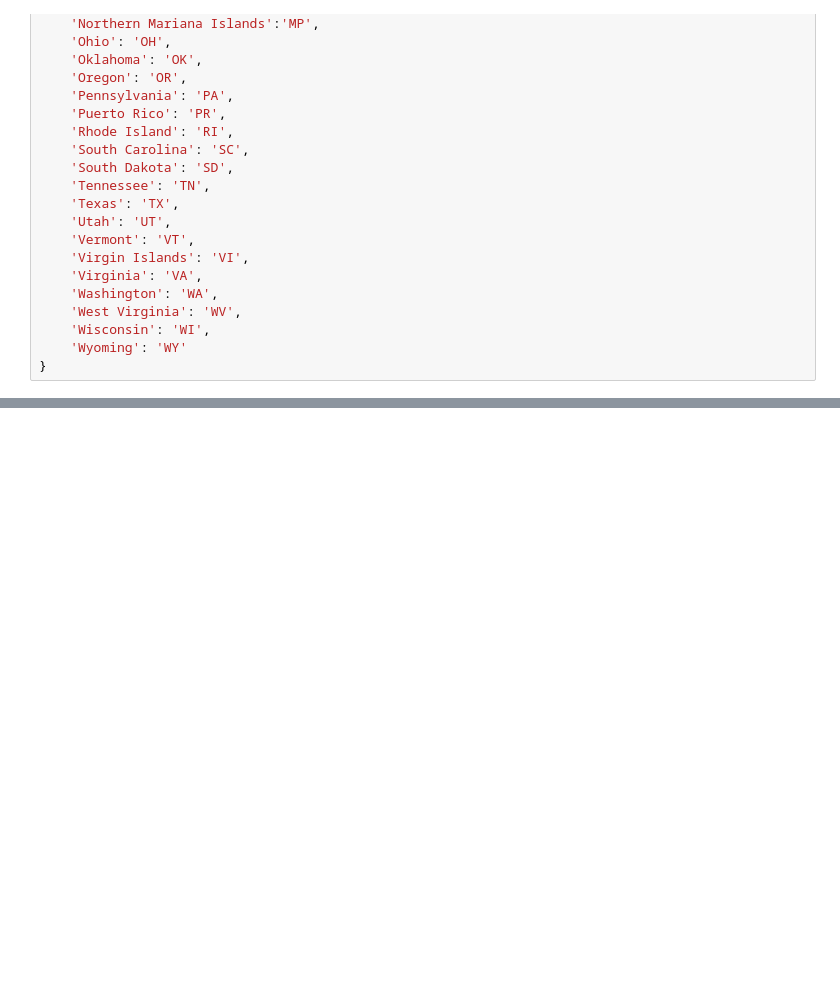
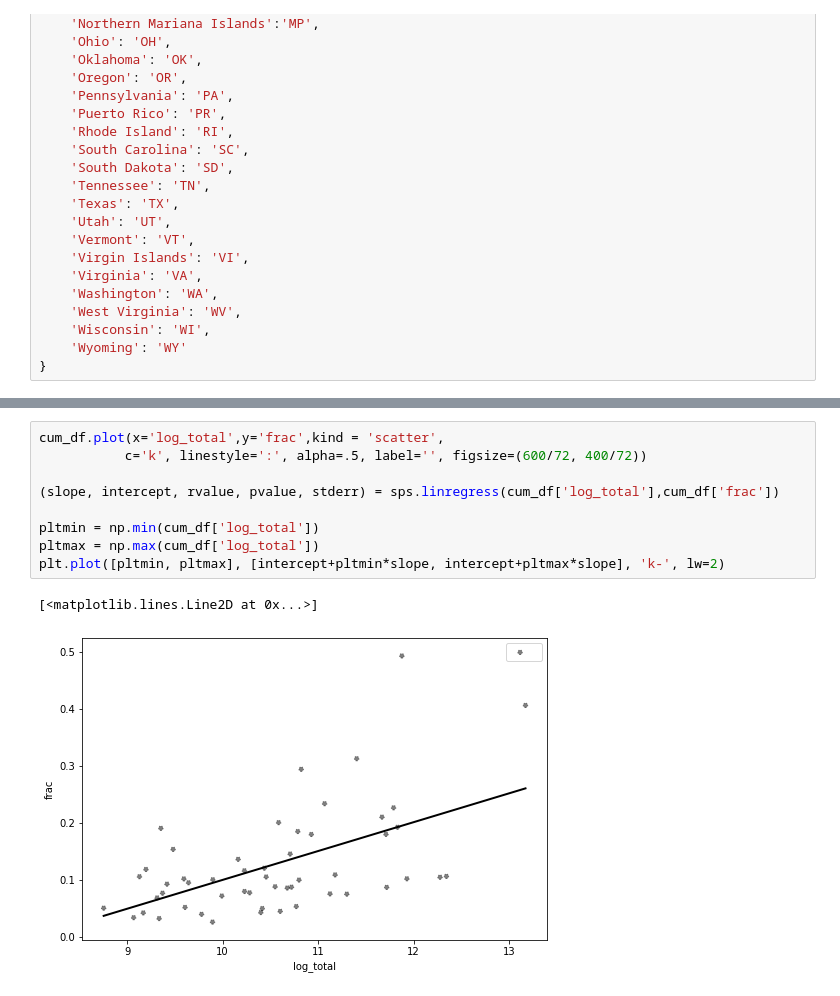
Before and after one commit to wdempsey/covid-umich, a Jupyter notebook: methods/us_testing.ipynb, the cells around one changed output, grey strips where cells are left out. Saved outputs shown, nothing was run; the diff lists cells and outputs as text; blank space fills up the shorter version.

```diff
--- a/methods/us_testing.ipynb
+++ b/methods/us_testing.ipynb
@@ -323,0 +291,12 @@ plt.plot([13, 18], [intercept+13*slope, intercept+18*slope], 'k-', lw=2)
+# %%
+cum_df.plot(x='log_total',y='frac',kind = 'scatter',
+           c='k', linestyle=':', alpha=.5, label='', figsize=(600/72, 400/72))
+
+(slope, intercept, rvalue, pvalue, stderr) = sps.linregress(cum_df['log_total'],cum_df['frac'])
+
+pltmin = np.min(cum_df['log_total'])
+pltmax = np.max(cum_df['log_total'])
+plt.plot([pltmin, pltmax], [intercept+pltmin*slope, intercept+pltmax*slope], 'k-', lw=2)
+# %% [output]
+[<matplotlib.lines.Line2D at 0x...>]
+[figure, added]
```
Also changed, not shown: parts of 9 cells of this notebook.
